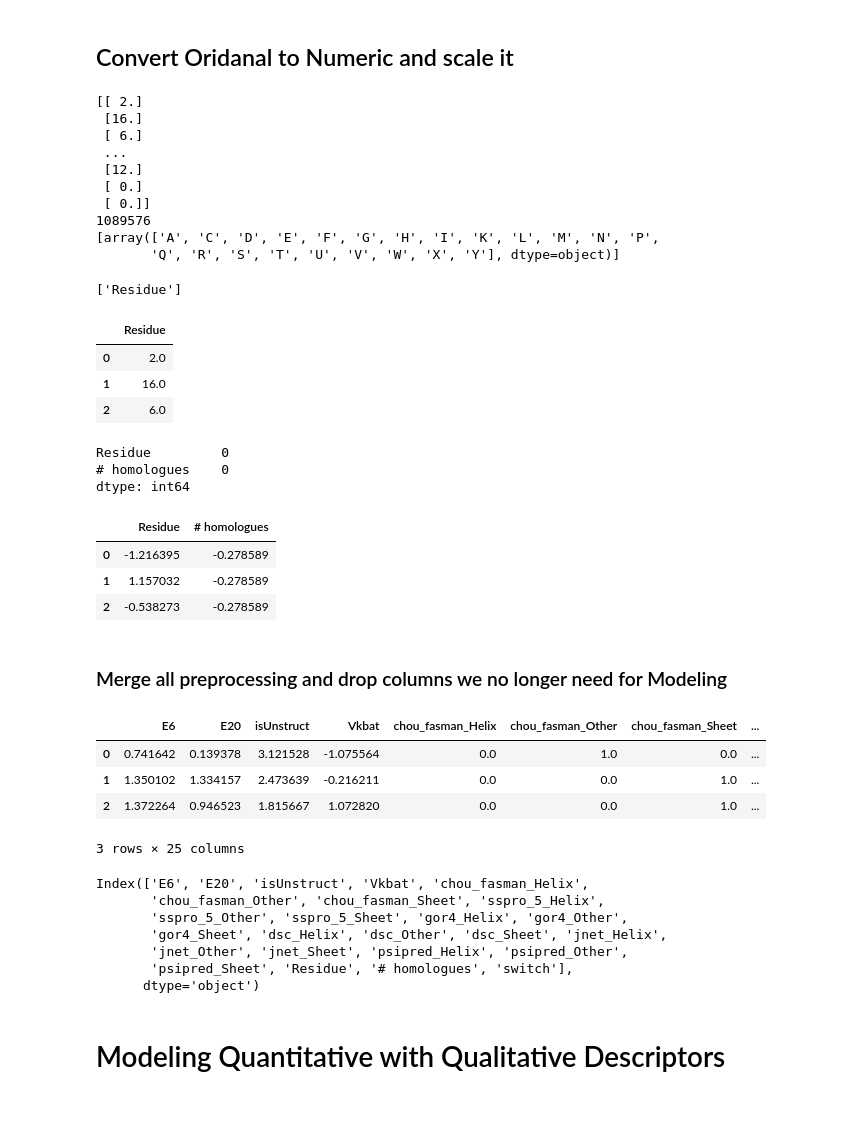
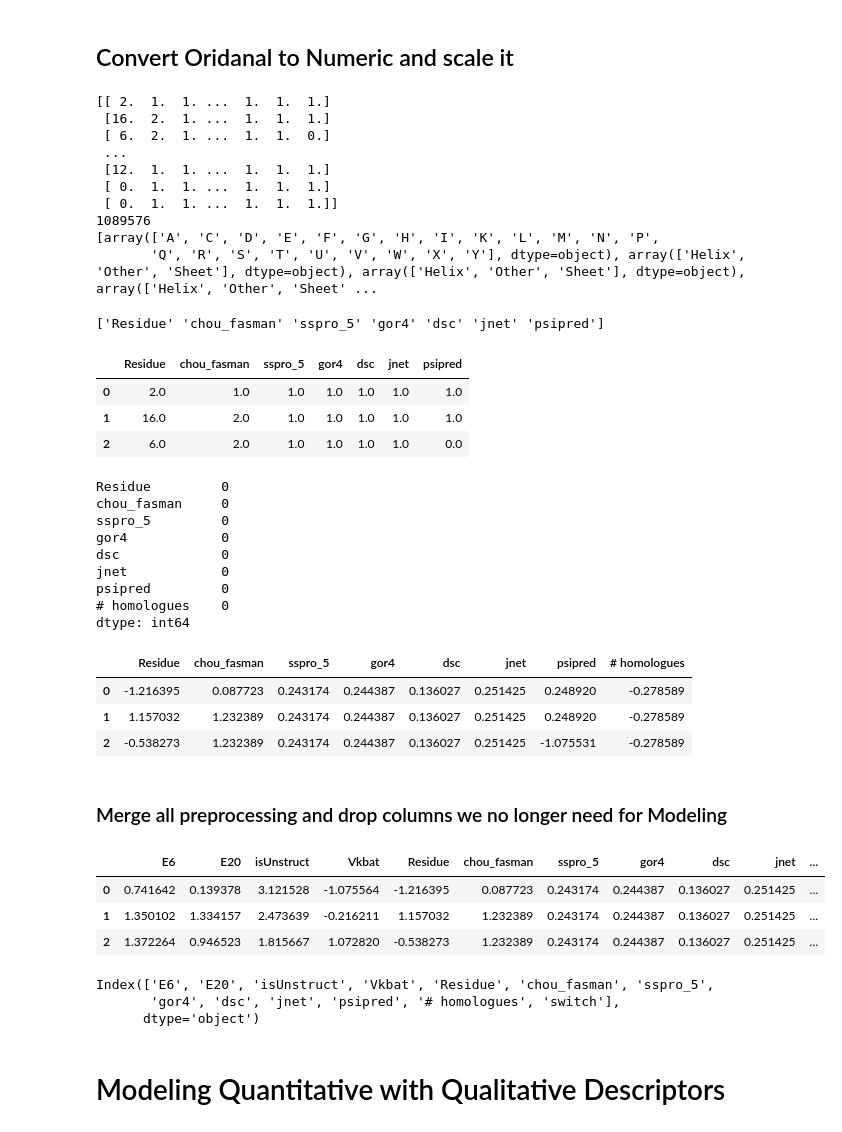
Before and after one commit to cristopher-d-delgado/research-LustigGroup-SJSU, a Jupyter notebook: modeling.ipynb, the cells around one changed output. Drawn from its saved outputs; the diff is of its cells as text; code cells hidden in the pictures.

Commit message:
made logit model with preprocessed data

```diff
--- a/modeling.ipynb
+++ b/modeling.ipynb
@@ -244,7 +244,7 @@ ohe_df.head(3)
 ord = OrdinalEncoder()
 
 # Encode Ordinal data which is Residue
-ord_features_array = ord.fit_transform(data2[["Residue"]])
+ord_features_array = ord.fit_transform(data2[["Residue", 'chou_fasman', 'sspro_5', 'gor4', 'dsc', 'jnet', 'psipred']])
 
 # View result
 print(ord_features_array)
@@ -253,29 +253,29 @@ print(len(ord_features_array))
 feature_labels_ord = ord.categories_
 print(feature_labels_ord)
 # %% [output]
-[[ 2.]
- [16.]
- [ 6.]
+[[ 2.  1.  1. ...  1.  1.  1.]
+ [16.  2.  1. ...  1.  1.  1.]
+ [ 6.  2.  1. ...  1.  1.  0.]
  ...
- [12.]
- [ 0.]
- [ 0.]]
+ [12.  1.  1. ...  1.  1.  1.]
+ [ 0.  1.  1. ...  1.  1.  1.]
+ [ 0.  1.  1. ...  1.  1.  1.]]
 1089576
 [array(['A', 'C', 'D', 'E', 'F', 'G', 'H', 'I', 'K', 'L', 'M', 'N', 'P',
-       'Q', 'R', 'S', 'T', 'U', 'V', 'W', 'X', 'Y'], dtype=object)]
+       'Q', 'R', 'S', 'T', 'U', 'V', 'W', 'X', 'Y'], dtype=object), array(['Helix', 'Other', 'Sheet'], dtype=object), array(['Helix', 'Other', 'Sheet'], dtype=object), array(['Helix', 'Other', 'Sheet' ...
 # %%
-feature_labels_ord = ord.get_feature_names_out(['Residue'])
+feature_labels_ord = ord.get_feature_names_out(["Residue", 'chou_fasman', 'sspro_5', 'gor4', 'dsc', 'jnet', 'psipred'])
 print(feature_labels_ord)
 # %% [output]
-['Residue']
+['Residue' 'chou_fasman' 'sspro_5' 'gor4' 'dsc' 'jnet' 'psipred']
 # %%
 ord_df = pd.DataFrame(ord_features_array, columns=feature_labels_ord, index=data2.index)
 ord_df.head(3)
 # %% [output]
-|  | Residue |
-| 0 | 2.0 |
-| 1 | 16.0 |
-| 2 | 6.0 |
+|  | Residue | chou_fasman | sspro_5 | gor4 | dsc | jnet | psipred |
+| 0 | 2.0 | 1.0 | 1.0 | 1.0 | 1.0 | 1.0 | 1.0 |
+| 1 | 16.0 | 2.0 | 1.0 | 1.0 | 1.0 | 1.0 | 1.0 |
+| 2 | 6.0 | 2.0 | 1.0 | 1.0 | 1.0 | 1.0 | 0.0 |
 # %%
 ### Another oridinal column is the # of Homologues. Its already in numeric format we just need to scale it.
 ord_data = pd.concat([ord_df, data2["# homologues"]], axis=1)
@@ -289,33 +289,34 @@ standardized_ord_df = pd.DataFrame(ord_standard, columns=ord_data.columns, index
 standardized_ord_df.head(3)
 # %% [output]
 Residue         0
+chou_fasman     0
+sspro_5         0
+gor4            0
+dsc             0
+jnet            0
+psipred         0
 # homologues    0
 dtype: int64
-|  | Residue | # homologues |
-| 0 | -1.216395 | -0.278589 |
-| 1 | 1.157032 | -0.278589 |
-| 2 | -0.538273 | -0.278589 |
+|  | Residue | chou_fasman | sspro_5 | gor4 | dsc | jnet | psipred | # homologues |
+| 0 | -1.216395 | 0.087723 | 0.243174 | 0.244387 | 0.136027 | 0.251425 | 0.248920 | -0.278589 |
+| 1 | 1.157032 | 1.232389 | 0.243174 | 0.244387 | 0.136027 | 0.251425 | 0.248920 | -0.278589 |
+| 2 | -0.538273 | 1.232389 | 0.243174 | 0.244387 | 0.136027 | 0.251425 | -1.075531 | -0.278589 |
 # %% [markdown]
 ### Merge all preprocessing and drop columns we no longer need for Modeling
 # %%
 # Merge all the preprocessed data and target
-merged_df = pd.concat([standardized_df, ohe_df, standardized_ord_df, data2['switch']], axis=1)
+merged_df = pd.concat([standardized_df, standardized_ord_df, data2['switch']], axis=1)
 merged_df.head(3)
 # %% [output]
-|  | E6 | E20 | isUnstruct | Vkbat | chou_fasman_Helix | chou_fasman_Other | chou_fasman_Sheet | ... |
-| 0 | 0.741642 | 0.139378 | 3.121528 | -1.075564 | 0.0 | 1.0 | 0.0 | ... |
-| 1 | 1.350102 | 1.334157 | 2.473639 | -0.216211 | 0.0 | 0.0 | 1.0 | ... |
-| 2 | 1.372264 | 0.946523 | 1.815667 | 1.072820 | 0.0 | 0.0 | 1.0 | ... |
+|  | E6 | E20 | isUnstruct | Vkbat | Residue | chou_fasman | sspro_5 | gor4 | dsc | jnet | ... |
+| 0 | 0.741642 | 0.139378 | 3.121528 | -1.075564 | -1.216395 | 0.087723 | 0.243174 | 0.244387 | 0.136027 | 0.251425 | ... |
+| 1 | 1.350102 | 1.334157 | 2.473639 | -0.216211 | 1.157032 | 1.232389 | 0.243174 | 0.244387 | 0.136027 | 0.251425 | ... |
+| 2 | 1.372264 | 0.946523 | 1.815667 | 1.072820 | -0.538273 | 1.232389 | 0.243174 | 0.244387 | 0.136027 | 0.251425 | ... |
-3 rows × 25 columns
 # %%
 print(merged_df.columns)
 # %% [output]
-Index(['E6', 'E20', 'isUnstruct', 'Vkbat', 'chou_fasman_Helix',
-       'chou_fasman_Other', 'chou_fasman_Sheet', 'sspro_5_Helix',
-       'sspro_5_Other', 'sspro_5_Sheet', 'gor4_Helix', 'gor4_Other',
-       'gor4_Sheet', 'dsc_Helix', 'dsc_Other', 'dsc_Sheet', 'jnet_Helix',
-       'jnet_Other', 'jnet_Sheet', 'psipred_Helix', 'psipred_Other',
-       'psipred_Sheet', 'Residue', '# homologues', 'switch'],
+Index(['E6', 'E20', 'isUnstruct', 'Vkbat', 'Residue', 'chou_fasman', 'sspro_5',
+       'gor4', 'dsc', 'jnet', 'psipred', '# homologues', 'switch'],
       dtype='object')
 # %% [markdown]
 # Modeling Quantitative with Qualitative Descriptors
```
Also changed, not shown: parts of 2 cells of this notebook.
